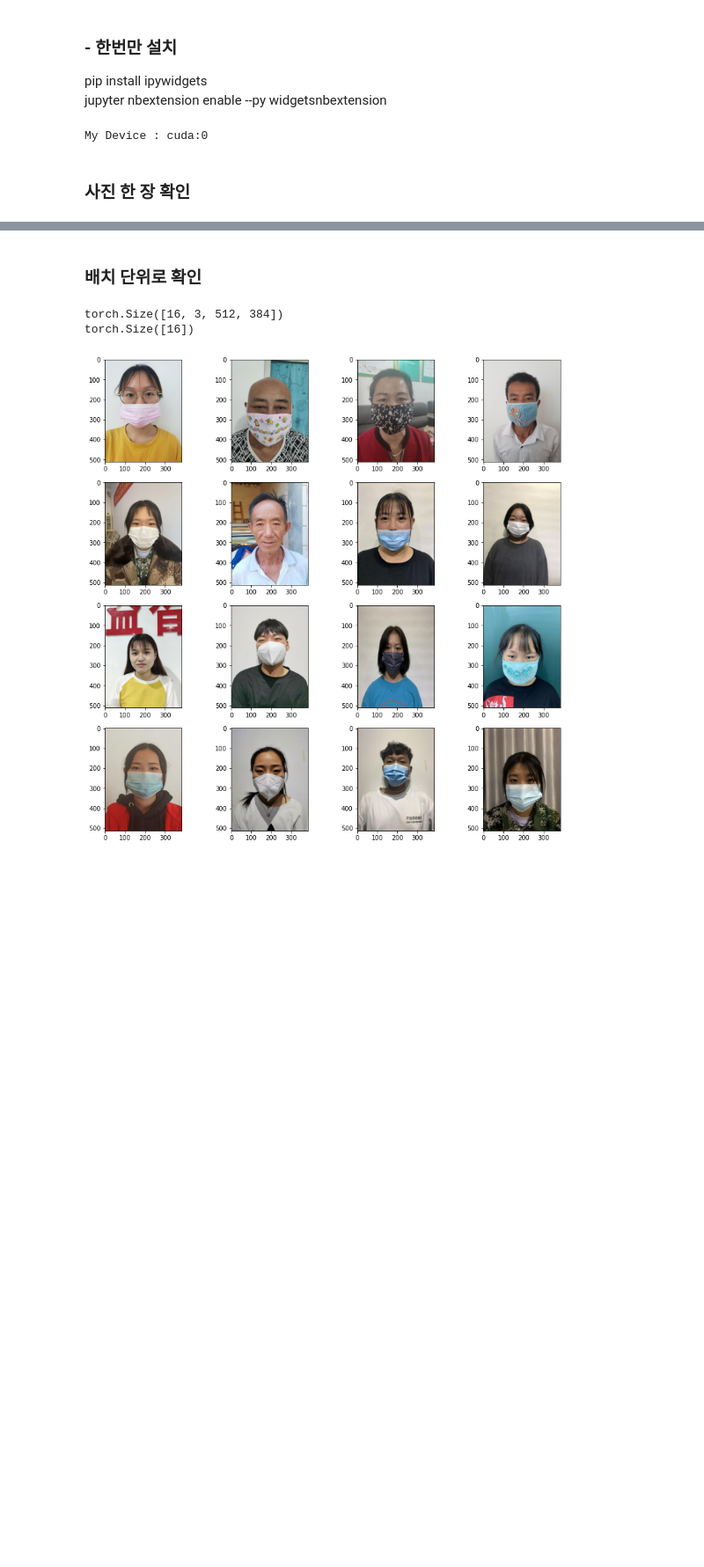
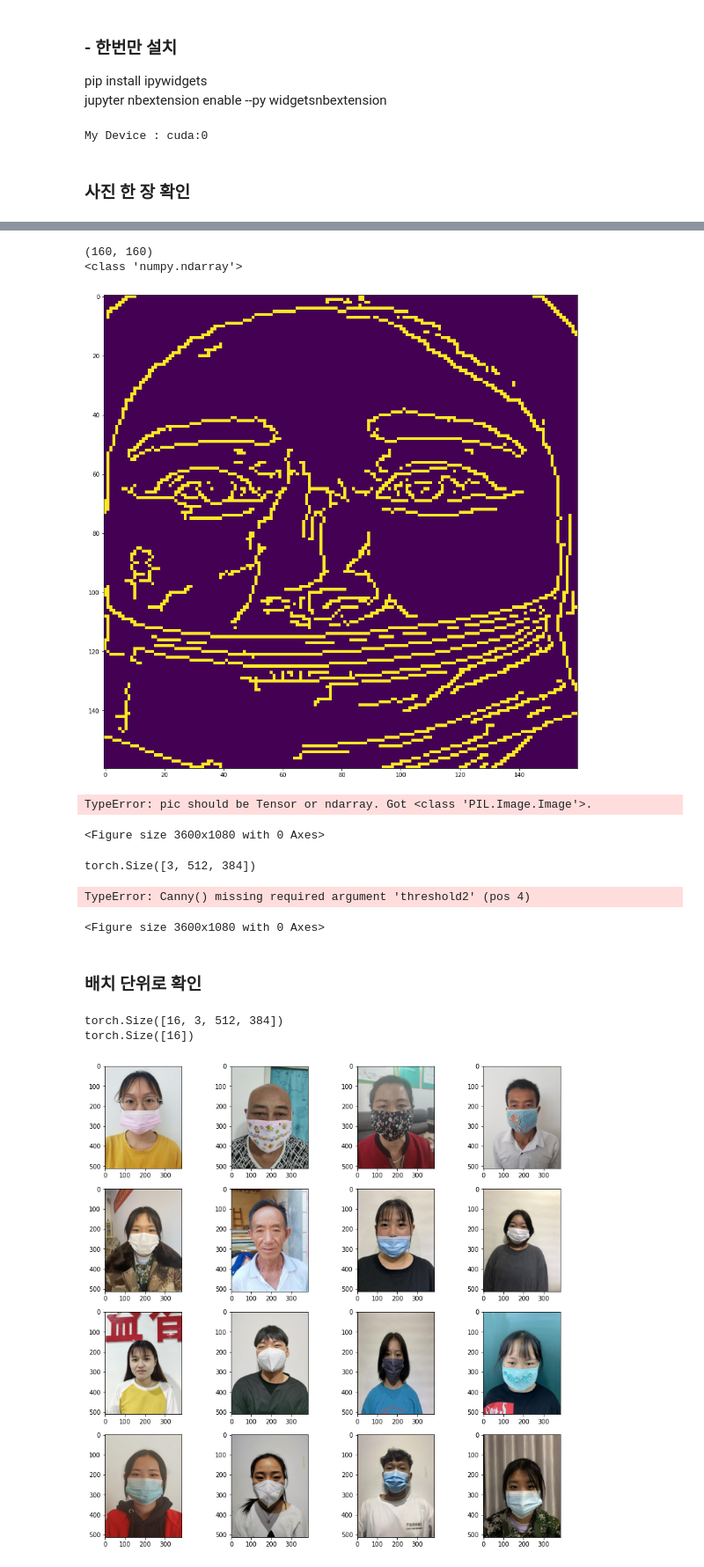
Before and after one commit to boostcampaitech3/level1-image-classification-level1-recsys-04, a Jupyter notebook: model/aistage_test.ipynb, the cells around one changed output, grey strips where cells are left out. Shown at 88% size. Cells and saved outputs as stored; diff of their text form; code cells hidden in the pictures; blank space fills up the shorter version.

```diff
--- a/model/aistage_test.ipynb
+++ b/model/aistage_test.ipynb
@@ -137,3 +167,59 @@ plt.show()
+# %%
+data = next(iter(train_dataloader))
+one = data[0][0]
+one_label = data[1][0]
+
+tf = transforms.ToPILImage()
+one = tf(one)
+
+one = detector(one) # tensor
+one = tf(one) # pil
+
+
+import matplotlib.pyplot as plt
+plt.figure(figsize=(50,15))
+image=cv2.cvtColor(np.array(one),cv2.IMREAD_GRAYSCALE) # pil -> numpy
+#image = np.uint8(image)
+res=cv2.Canny(image,50,100) # numpy
+print(res.shape)
+
+#res = detector(tf(res))
+print(type(res))
+plt.plot(1)
+plt.imshow(res)
+plt.show()
+# %% [output]
+(160, 160)
+<class 'numpy.ndarray'>
+[figure, added]
+# %%
+import matplotlib.pyplot as plt
+plt.figure(figsize=(50,15))
+one = tf(one)
+
+image=cv2.cvtColor(np.array(one),cv2.COLOR_RGB2BGR)
+#image = np.uint8(image)
+res=cv2.Canny(image,50,100)
+print(type(res))
+plt.plot(1)
+plt.imshow(res)
+plt.show()
+# %% [output]
+TypeError: pic should be Tensor or ndarray. Got <class 'PIL.Image.Image'>.
+<Figure size 3600x1080 with 0 Axes>
+# %%
+import matplotlib.pyplot as plt
+plt.figure(figsize=(50,15))
+for i,path in enumerate(image_paths):
+    gray_image=cv2.imread(path, cv2.IMREAD_GRAYSCALE)
+    res=cv2.Canny(gray_image,50,100)
+    plt.subplot(1,n,i+1)
+    plt.imshow(res)
+plt.show()
+# %% [output]
+torch.Size([3, 512, 384])
+TypeError: Canny() missing required argument 'threshold2' (pos 4)
+<Figure size 3600x1080 with 0 Axes>
 # %% [markdown]
 ### 배치 단위로 확인
 # %%
```
Also changed, not shown: parts of 8 cells of this notebook, 1 other file.
